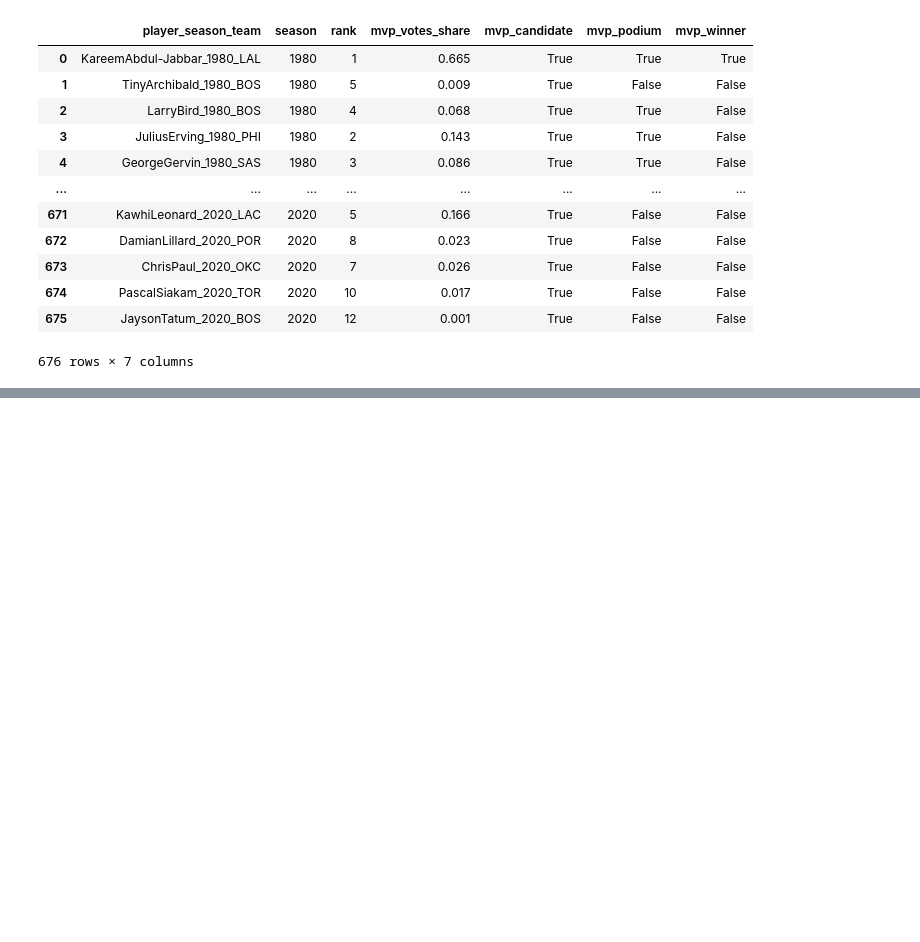
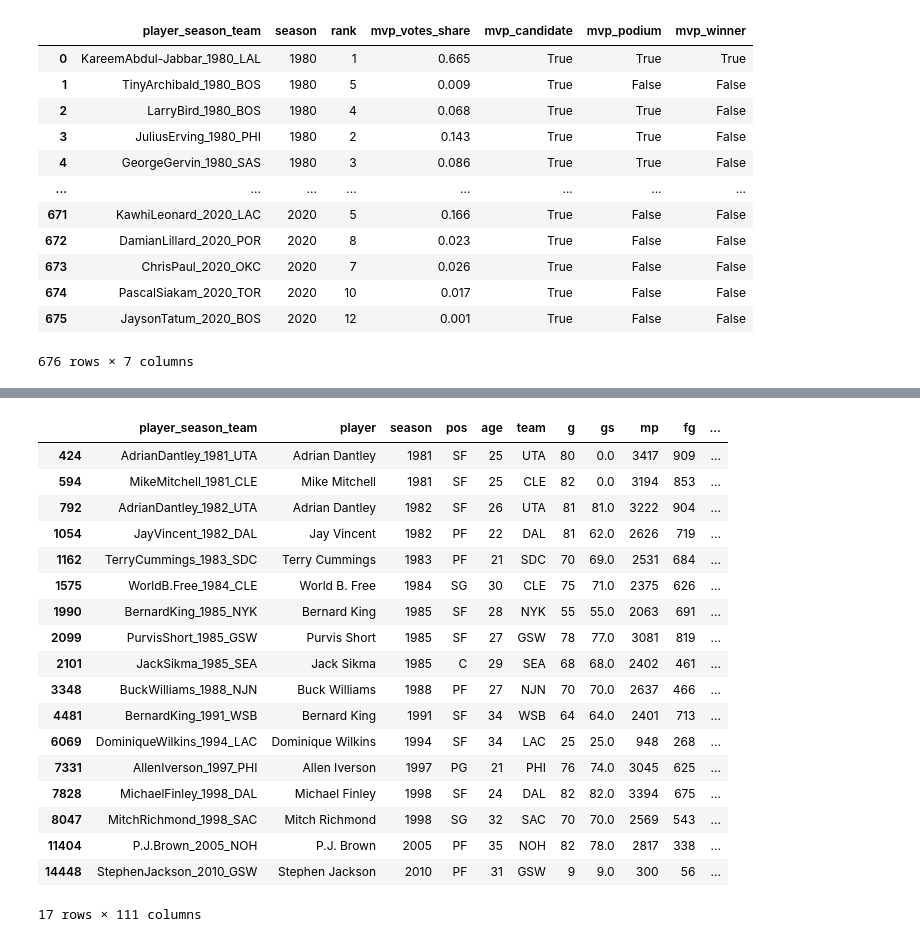
Before and after one commit to thiagogadelhaa/CK0268_IntroducaoACienciaDeDados, a Jupyter notebook: ColetandoDados.ipynb, the cells around one changed output, grey strips where cells are left out. Saved outputs shown, nothing was run; the diff lists cells and outputs as text; code cells hidden in the pictures; blank space fills up the shorter version.

```diff
--- a/ColetandoDados.ipynb
+++ b/ColetandoDados.ipynb
@@ -373,0 +401,6 @@ dataset2.to_csv('./data/dataset_mvps.csv', sep=';', index = False, encoding = 'u
+# %%
+import pandas as pd
+
+dataset_jogadores = pd.read_csv('./data/dataset_jogadores.csv', sep=';')
+
+dataset_jogadores.head()
@@ -373,0 +468,3 @@ dataset2.to_csv('./data/dataset_mvps.csv', sep=';', index = False, encoding = 'u
+# %%
+dataset_jogadores.drop(columns = ['Unnamed: 80', 'DUMMY'], inplace = True)
+dataset_jogadores.head()
@@ -373,0 +505,24 @@ dataset2.to_csv('./data/dataset_mvps.csv', sep=';', index = False, encoding = 'u
+# %%
+#Seleção de jogadores que jogaram em times com %wins_losses menor que 40% na temporada e foram candidatos a MVP
+selecao = (dataset_jogadores['mvp_candidate'] == True) & (dataset_jogadores['team_win_loss_pct'] < 0.39)
+dataset_jogadores[selecao]
+# %% [output]
+|  | player_season_team | player | season | pos | age | team | g | gs | mp | fg | ... |
+| 424 | AdrianDantley_1981_UTA | Adrian Dantley | 1981 | SF | 25 | UTA | 80 | 0.0 | 3417 | 909 | ... |
+| 594 | MikeMitchell_1981_CLE | Mike Mitchell | 1981 | SF | 25 | CLE | 82 | 0.0 | 3194 | 853 | ... |
+| 792 | AdrianDantley_1982_UTA | Adrian Dantley | 1982 | SF | 26 | UTA | 81 | 81.0 | 3222 | 904 | ... |
+| 1054 | JayVincent_1982_DAL | Jay Vincent | 1982 | PF | 22 | DAL | 81 | 62.0 | 2626 | 719 | ... |
+| 1162 | TerryCummings_1983_SDC | Terry Cummings | 1983 | PF | 21 | SDC | 70 | 69.0 | 2531 | 684 | ... |
+| 1575 | WorldB.Free_1984_CLE | World B. Free | 1984 | SG | 30 | CLE | 75 | 71.0 | 2375 | 626 | ... |
+| 1990 | BernardKing_1985_NYK | Bernard King | 1985 | SF | 28 | NYK | 55 | 55.0 | 2063 | 691 | ... |
+| 2099 | PurvisShort_1985_GSW | Purvis Short | 1985 | SF | 27 | GSW | 78 | 77.0 | 3081 | 819 | ... |
+| 2101 | JackSikma_1985_SEA | Jack Sikma | 1985 | C | 29 | SEA | 68 | 68.0 | 2402 | 461 | ... |
+| 3348 | BuckWilliams_1988_NJN | Buck Williams | 1988 | PF | 27 | NJN | 70 | 70.0 | 2637 | 466 | ... |
+| 4481 | BernardKing_1991_WSB | Bernard King | 1991 | SF | 34 | WSB | 64 | 64.0 | 2401 | 713 | ... |
+| 6069 | DominiqueWilkins_1994_LAC | Dominique Wilkins | 1994 | SF | 34 | LAC | 25 | 25.0 | 948 | 268 | ... |
+| 7331 | AllenIverson_1997_PHI | Allen Iverson | 1997 | PG | 21 | PHI | 76 | 74.0 | 3045 | 625 | ... |
+| 7828 | MichaelFinley_1998_DAL | Michael Finley | 1998 | SF | 24 | DAL | 82 | 82.0 | 3394 | 675 | ... |
+| 8047 | MitchRichmond_1998_SAC | Mitch Richmond | 1998 | SG | 32 | SAC | 70 | 70.0 | 2569 | 543 | ... |
+| 11404 | P.J.Brown_2005_NOH | P.J. Brown | 2005 | PF | 35 | NOH | 82 | 78.0 | 2817 | 338 | ... |
+| 14448 | StephenJackson_2010_GSW | Stephen Jackson | 2010 | PF | 31 | GSW | 9 | 9.0 | 300 | 56 | ... |
+17 rows × 111 columns
```
Also changed, not shown: parts of 24 cells of this notebook, 1 other file.
